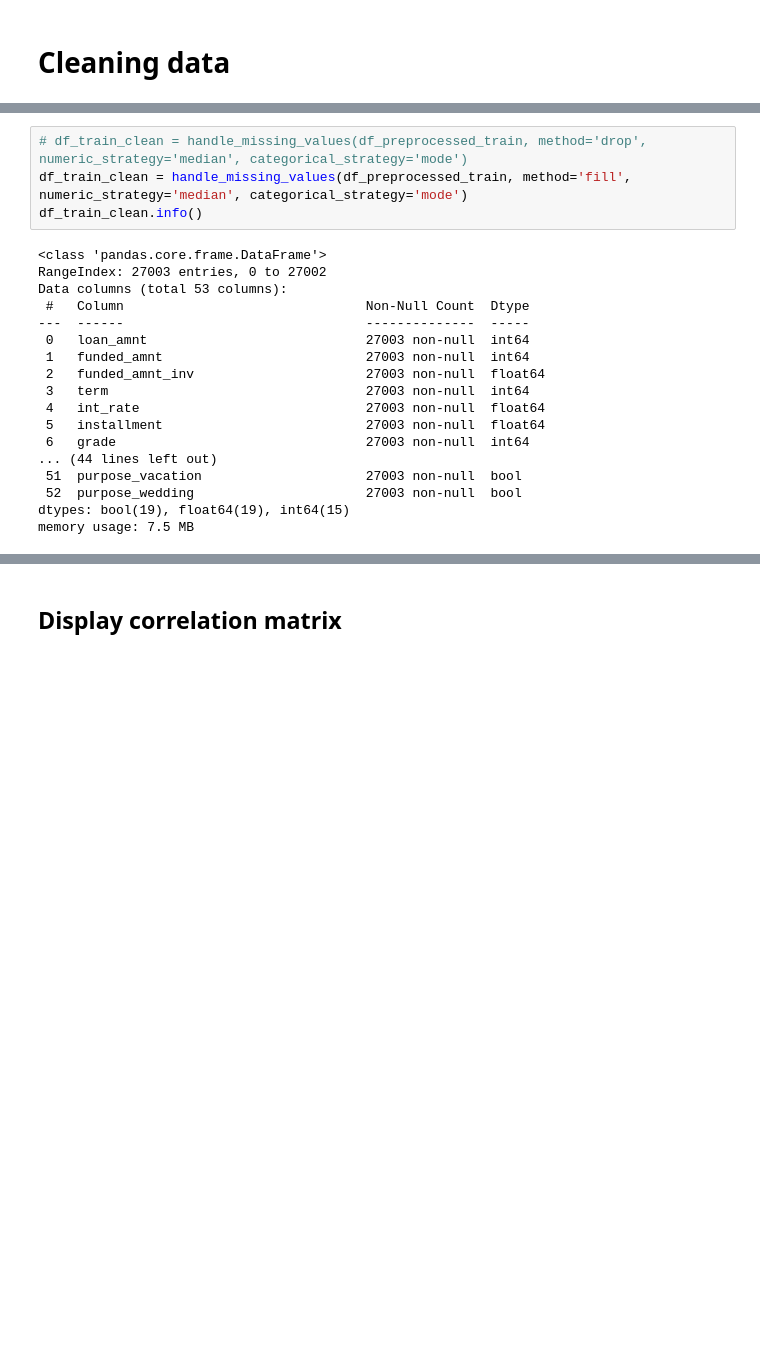
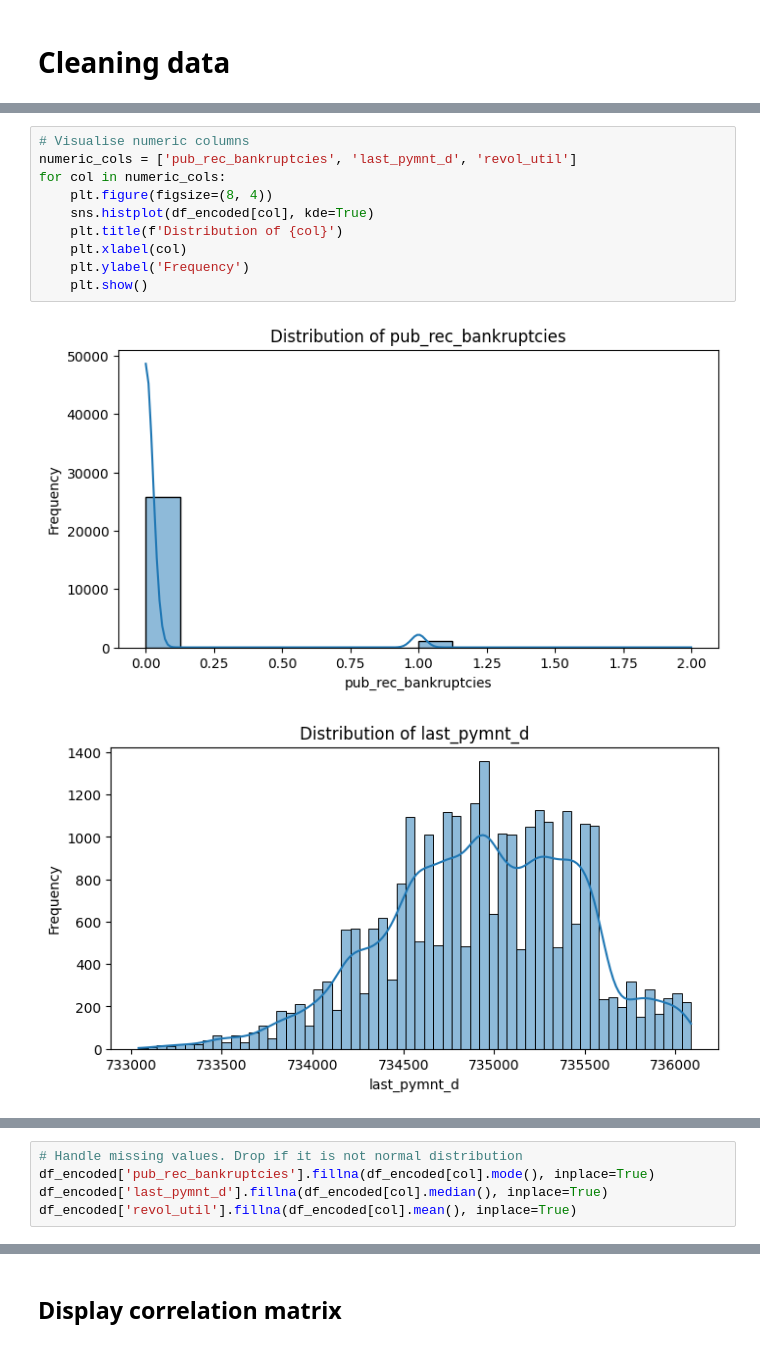
Before and after one commit to dhanmoti/ml-exercise, a Jupyter notebook: SMU_FNCE685_G2_PD_Prediction_v2.ipynb, the cells around one changed output, grey strips where cells are left out. Drawn from its saved outputs; the diff is of its cells as text; blank space fills up the shorter version.

Commit message:
Clean logistic model without feature engineering

```diff
--- a/SMU_FNCE685_G2_PD_Prediction_v2.ipynb
+++ b/SMU_FNCE685_G2_PD_Prediction_v2.ipynb
@@ -436,25 +514,16 @@ print(missing_table)
 23                          total_pymnt            0.000000
 24                      total_pymnt_inv            0.000000
 52                      purpose_wedding            0.000000
-# %%
-# df_train_clean = handle_missing_values(df_preprocessed_train, method='drop', numeric_strategy='median', categorical_strategy='mode')
-df_train_clean = handle_missing_values(df_preprocessed_train, method='fill', numeric_strategy='median', categorical_strategy='mode')
-df_train_clean.info()
-# %% [output]
-<class 'pandas.core.frame.DataFrame'>
-RangeIndex: 27003 entries, 0 to 27002
-Data columns (total 53 columns):
- #   Column                               Non-Null Count  Dtype
----  ------                               --------------  -----
- 0   loan_amnt                            27003 non-null  int64
- 1   funded_amnt                          27003 non-null  int64
- 2   funded_amnt_inv                      27003 non-null  float64
- 3   term                                 27003 non-null  int64
- 4   int_rate                             27003 non-null  float64
- 5   installment                          27003 non-null  float64
- 6   grade                                27003 non-null  int64
-... (44 lines left out)
- 51  purpose_vacation                     27003 non-null  bool
- 52  purpose_wedding                      27003 non-null  bool
-dtypes: bool(19), float64(19), int64(15)
-memory usage: 7.5 MB
+# %%
+# Visualise numeric columns
+numeric_cols = ['pub_rec_bankruptcies', 'last_pymnt_d', 'revol_util']
+for col in numeric_cols:
+    plt.figure(figsize=(8, 4))
+    sns.histplot(df_encoded[col], kde=True)
+    plt.title(f'Distribution of {col}')
+    plt.xlabel(col)
+    plt.ylabel('Frequency')
+    plt.show()
+# %% [output]
+[figure, added]
+[figure, added]
@@ -461 +531,6 @@ memory usage: 7.5 MB
+# %%
+# Handle missing values. Drop if it is not normal distribution
+df_encoded['pub_rec_bankruptcies'].fillna(df_encoded[col].mode(), inplace=True)
+df_encoded['last_pymnt_d'].fillna(df_encoded[col].median(), inplace=True)
+df_encoded['revol_util'].fillna(df_encoded[col].mean(), inplace=True)
 # %%
```
Also changed, not shown: parts of 23 cells of this notebook.
